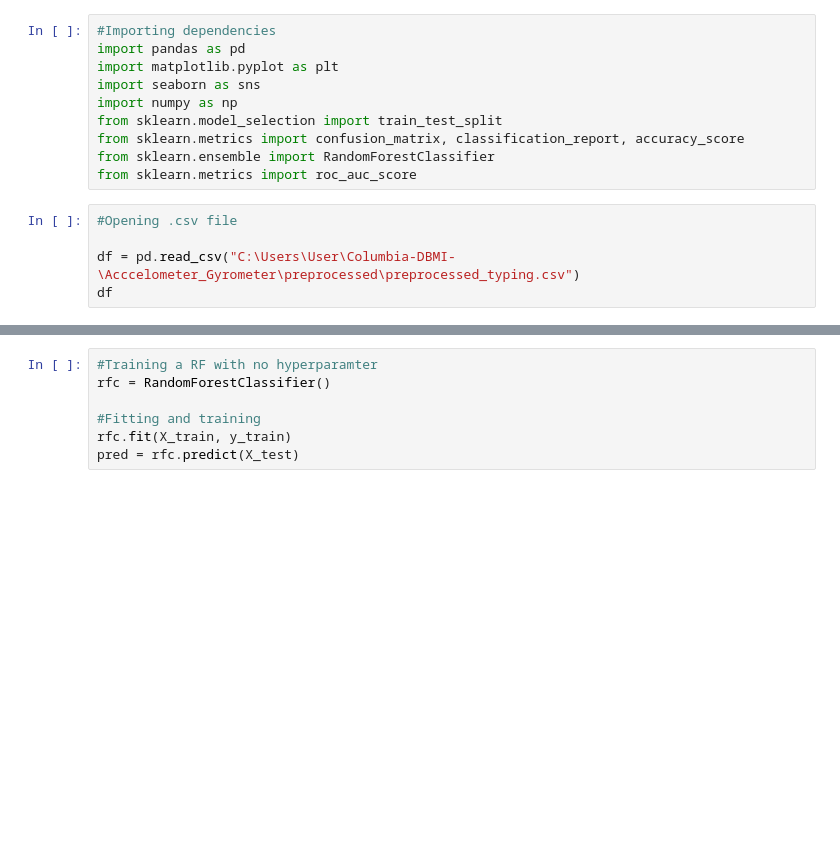
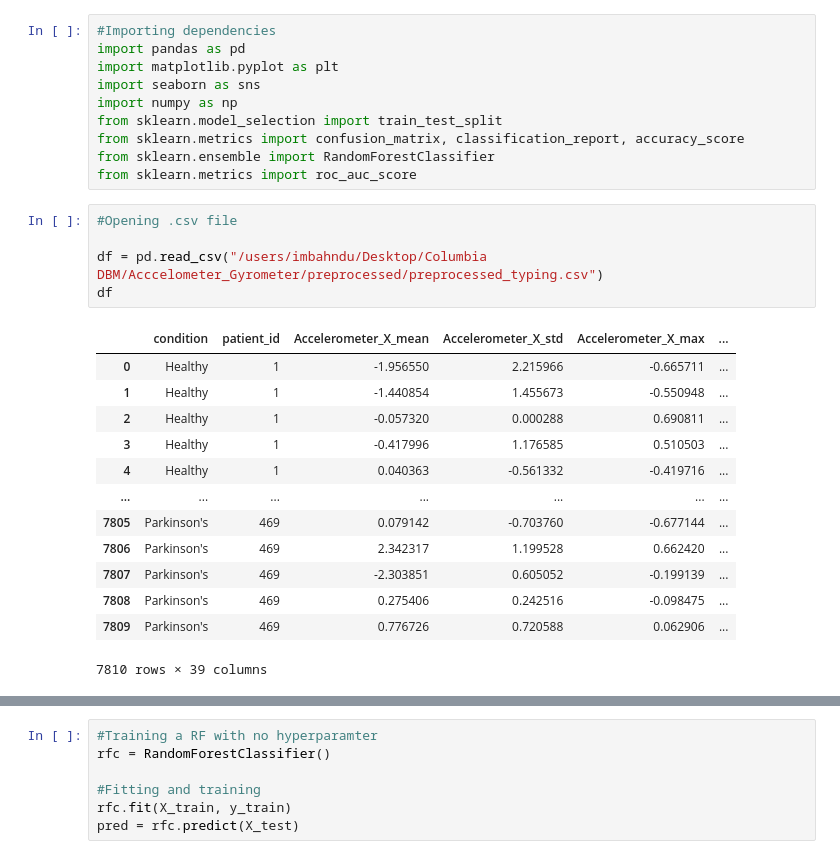
Before and after one commit to idranne/Columbia-DBMI-, a Jupyter notebook: Acccelometer_Gyrometer/preprocessed/randomforest.ipynb, the cells around one changed output, grey strips where cells are left out. Drawn from its saved outputs; the diff is of its cells as text; blank space fills up the shorter version.

```diff
--- a/Acccelometer_Gyrometer/preprocessed/randomforest.ipynb
+++ b/Acccelometer_Gyrometer/preprocessed/randomforest.ipynb
@@ -11,8 +11,22 @@ from sklearn.metrics import roc_auc_score
 # %%
 #Opening .csv file
 
-df = pd.read_csv("C:\Users\User\Columbia-DBMI-\Acccelometer_Gyrometer\preprocessed\preprocessed_typing.csv")
+df = pd.read_csv("/users/imbahndu/Desktop/Columbia DBM/Acccelometer_Gyrometer/preprocessed/preprocessed_typing.csv")
 df
+# %% [output]
+|  | condition | patient_id | Accelerometer_X_mean | Accelerometer_X_std | Accelerometer_X_max | ... |
+| 0 | Healthy | 1 | -1.956550 | 2.215966 | -0.665711 | ... |
+| 1 | Healthy | 1 | -1.440854 | 1.455673 | -0.550948 | ... |
+| 2 | Healthy | 1 | -0.057320 | 0.000288 | 0.690811 | ... |
+| 3 | Healthy | 1 | -0.417996 | 1.176585 | 0.510503 | ... |
+| 4 | Healthy | 1 | 0.040363 | -0.561332 | -0.419716 | ... |
+| ... | ... | ... | ... | ... | ... | ... |
+| 7805 | Parkinson's | 469 | 0.079142 | -0.703760 | -0.677144 | ... |
+| 7806 | Parkinson's | 469 | 2.342317 | 1.199528 | 0.662420 | ... |
+| 7807 | Parkinson's | 469 | -2.303851 | 0.605052 | -0.199139 | ... |
+| 7808 | Parkinson's | 469 | 0.275406 | 0.242516 | -0.098475 | ... |
+| 7809 | Parkinson's | 469 | 0.776726 | 0.720588 | 0.062906 | ... |
+7810 rows × 39 columns
 # %%
 #Checking nulls and label
 print(df["condition"].value_counts())
```
Also changed, not shown: parts of 9 cells of this notebook, 6 other files.
